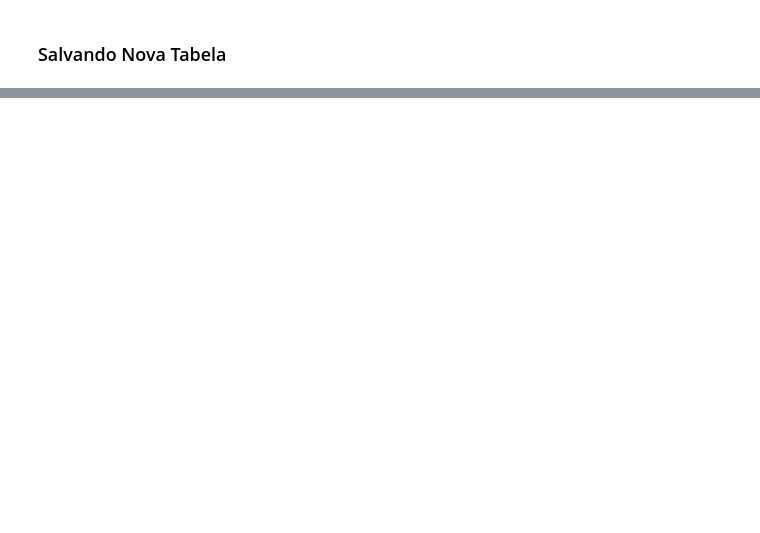
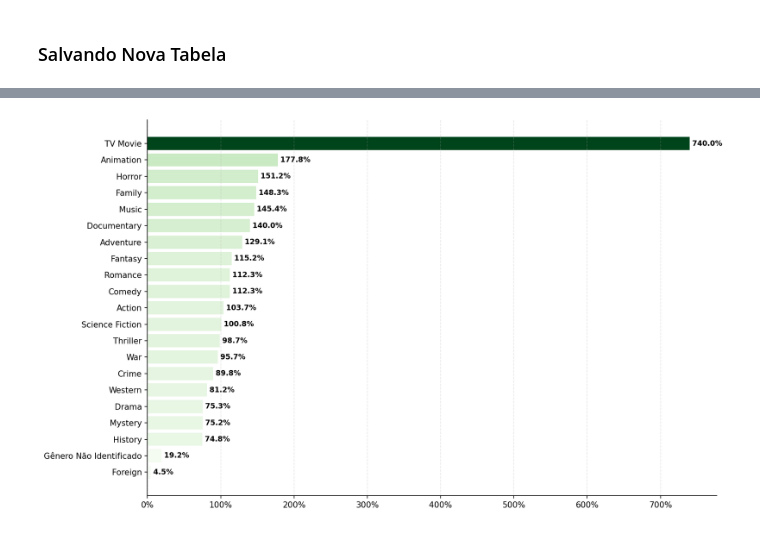
Before and after one commit to AleCecilio/entertainment_industry_performance_analysis, a Jupyter notebook: notebooks/02_data_analytics/19_analytics_financial_genres.ipynb, the cells around one changed output, grey strips where cells are left out. Cells and saved outputs as stored; diff of their text form; code cells hidden in the pictures; blank space fills up the shorter version.

```diff
--- a/notebooks/02_data_analytics/19_analytics_financial_genres.ipynb
+++ b/notebooks/02_data_analytics/19_analytics_financial_genres.ipynb
@@ -239,0 +304,9 @@ Sucesso! Tabela 'cinema_budget_genres' criada no banco: 'unified_media_catalog.d
+# %%
+graf_genres_financial(
+    df=df_roi_genres,
+    col_y='genres',
+    col_x='roi_mediano',
+    tipo_dado='%'
+)
+# %% [output]
+[figure, added]
```
Also changed, not shown: parts of 15 cells of this notebook, 7 other files.
